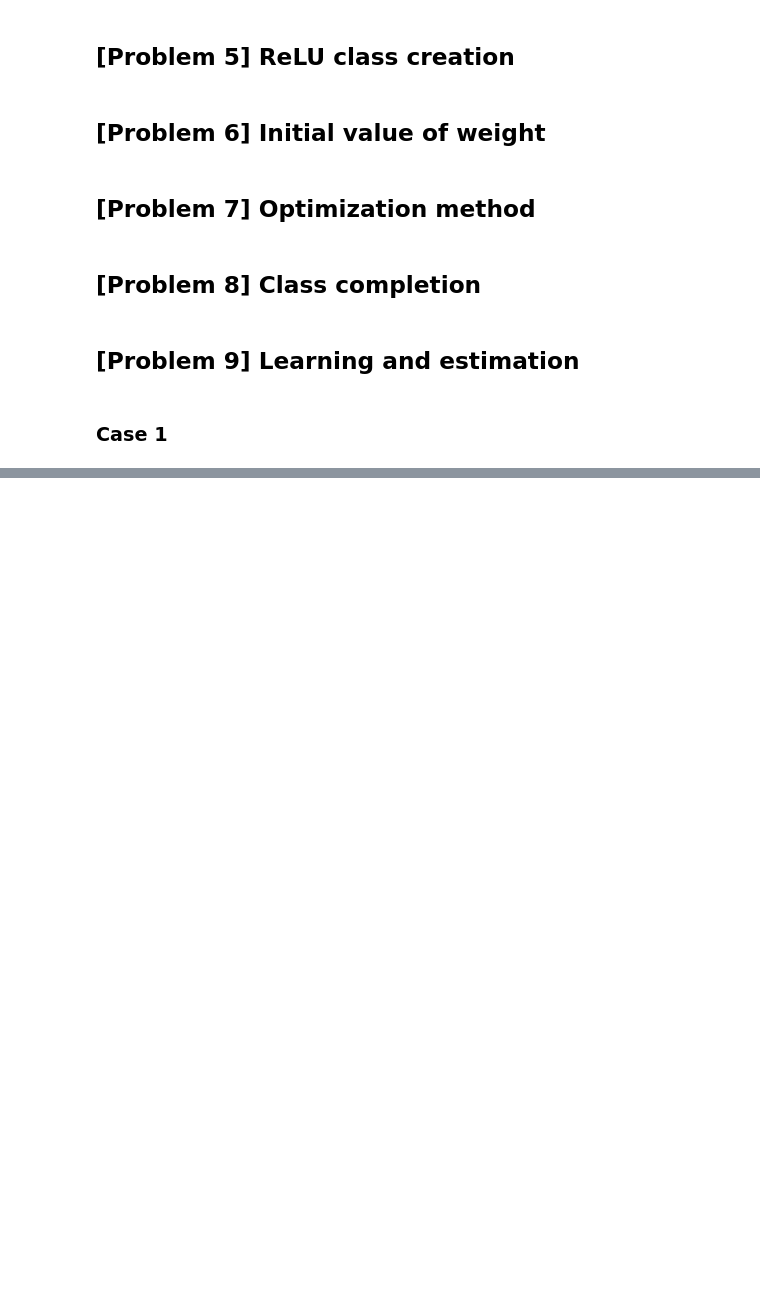
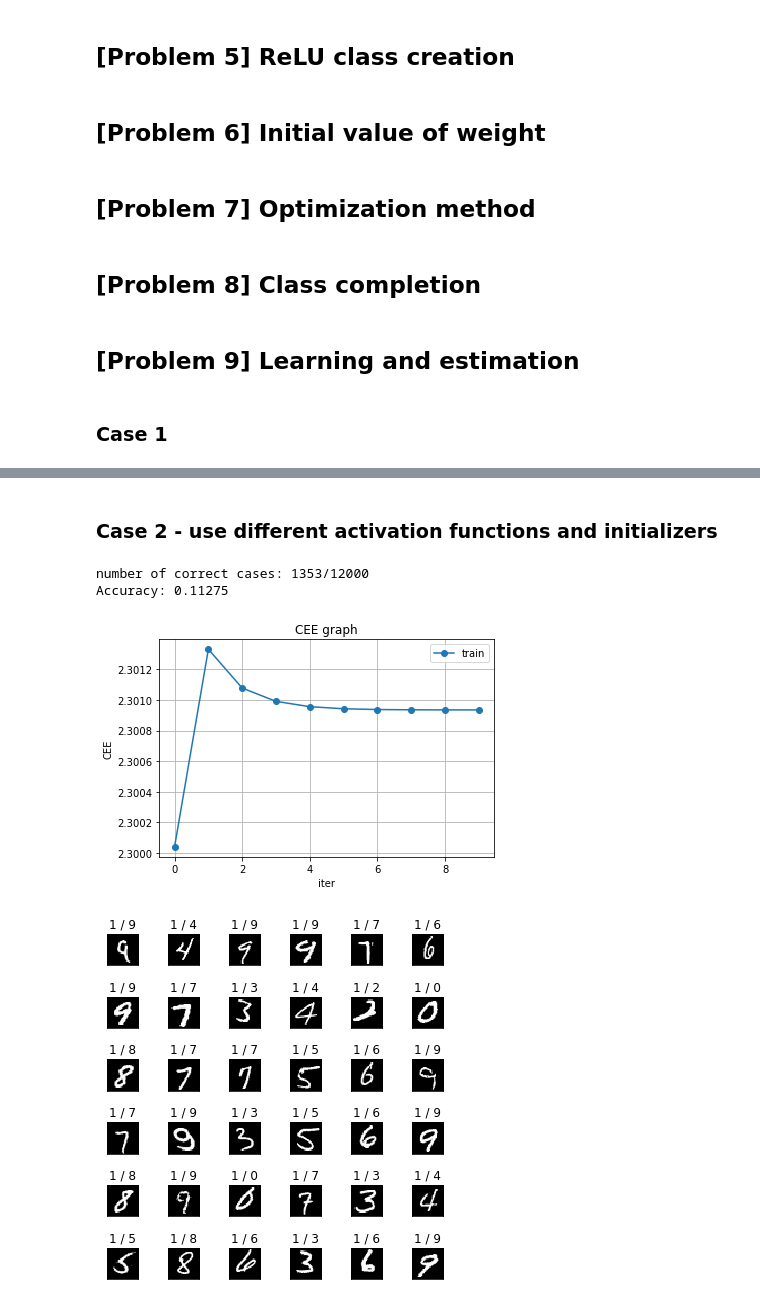
Before and after one commit to goriummaximum/diveintocode-ml, a Jupyter notebook: Sprints/sprint10-DNN/dnn.ipynb, the cells around one changed output, grey strips where cells are left out. Cells and saved outputs as stored; diff of their text form; code cells hidden in the pictures; blank space fills up the shorter version.

```diff
--- a/Sprints/sprint10-DNN/dnn.ipynb
+++ b/Sprints/sprint10-DNN/dnn.ipynb
@@ -182,9 +182,9 @@ class HeInitializer:
 <h2>[Problem 7] Optimization method</h2>
 # %%
 class AdaGrad:
-    def __init__(self, lr=0.01):
+    def __init__(self, lr=0.01, shape=None):
         self.lr = lr
-        self.H = 0
+        self.H = np.zeros(shape) + 1e-7
 
     def update(self, layer):
         dW = layer.X.T @ layer.dA
@@ -474,0 +476,23 @@ draw_fault(y_pred, np.argmax(y_val, axis=1))
+# %% [markdown]
+<h3>Case 2 - use different activation functions and initializers</h3>
+# %%
+dnn_2 = ScratchDeepNeuralNetrowkClassifier(
+                hidden_layers=[400,200],
+                hidden_activations=['relu', 'relu'],
+                hidden_initializers=['he', 'he'],
+                sigma=0.01,
+                optimizer='sgd',
+                layer_type=None,
+                batch_size=batch_size,
+                epochs=epochs,
+                lr=0.05,
+                seed=69,
+                verbose=False
+)
+
+handler(dnn_2, X_train, y_train, X_val, y_val, epochs)
+# %% [output]
+number of correct cases: 1353/12000
+Accuracy: 0.11275
+[figure, added]
+[figure, added]
```
Also changed, not shown: parts of 14 cells of this notebook.
